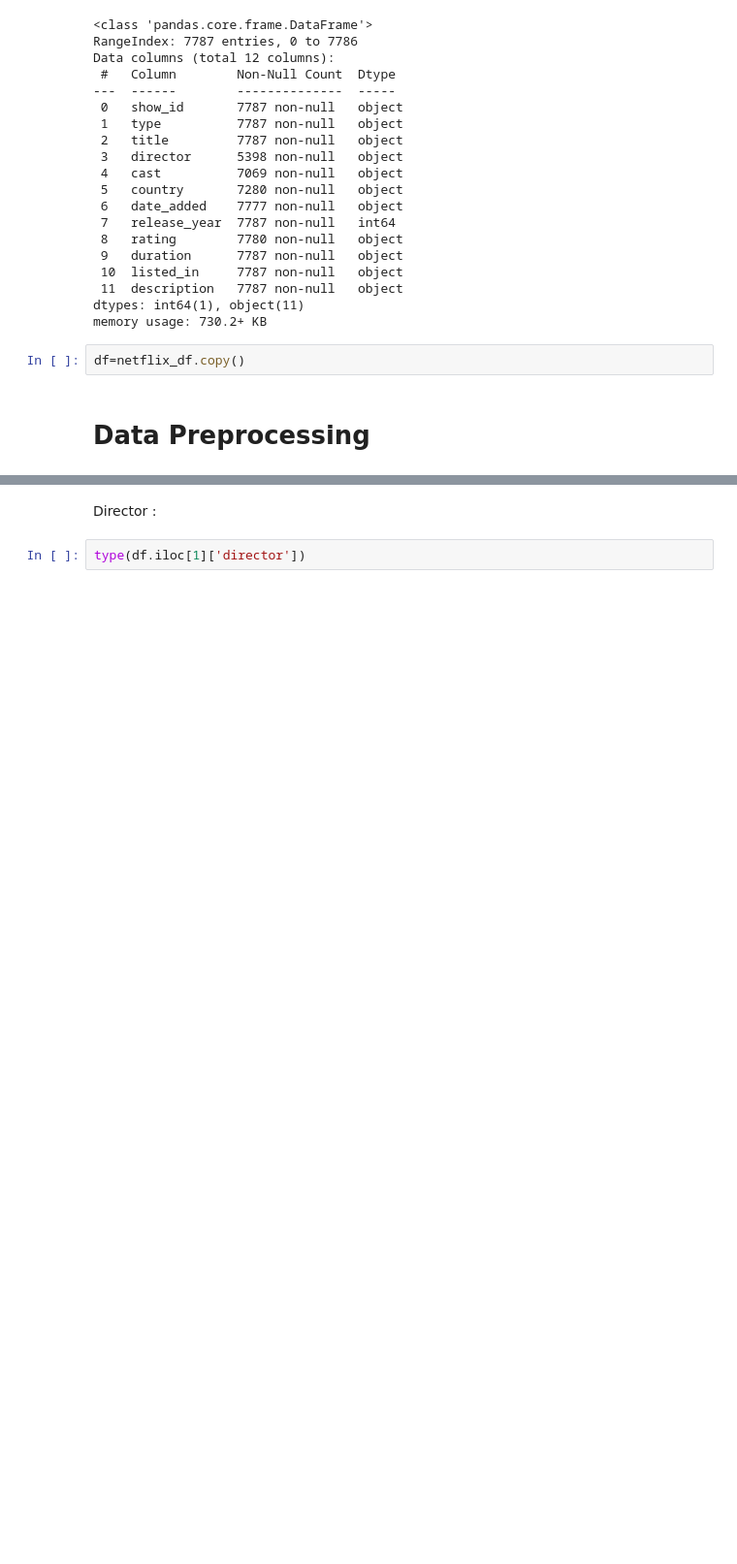
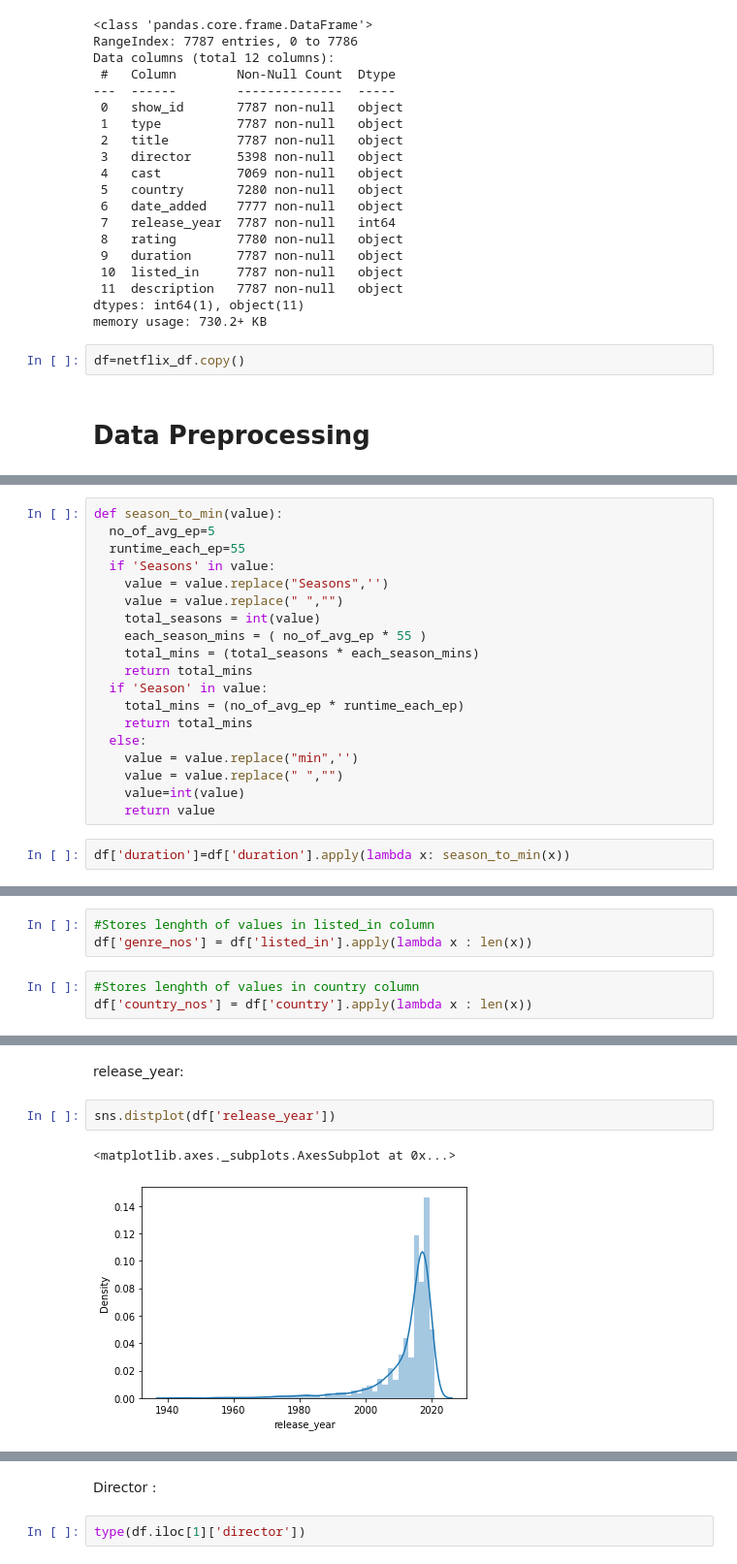
Before and after one commit to Shashwat-spyder/Netflix-movies-and-tv-shows-recommendation-system, a Jupyter notebook: Untitled18.ipynb, the cells around one changed output, grey strips where cells are left out. Shown at 97% size. Saved outputs shown, nothing was run; the diff lists cells and outputs as text; blank space fills up the shorter version.

```diff
--- a/Untitled18.ipynb
+++ b/Untitled18.ipynb
@@ -71,0 +239,21 @@ df=netflix_df.copy()
+# %%
+def season_to_min(value):
+  no_of_avg_ep=5
+  runtime_each_ep=55
+  if 'Seasons' in value:
+    value = value.replace("Seasons",'')
+    value = value.replace(" ","")
+    total_seasons = int(value)
+    each_season_mins = ( no_of_avg_ep * 55 )
+    total_mins = (total_seasons * each_season_mins)
+    return total_mins
+  if 'Season' in value:
+    total_mins = (no_of_avg_ep * runtime_each_ep)
+    return total_mins
+  else:
+    value = value.replace("min",'')
+    value = value.replace(" ","")
+    value=int(value)
+    return value
+# %%
+df['duration']=df['duration'].apply(lambda x: season_to_min(x))
@@ -71,0 +273,6 @@ df=netflix_df.copy()
+# %%
+#Stores lenghth of values in listed_in column
+df['genre_nos'] = df['listed_in'].apply(lambda x : len(x))
+# %%
+#Stores lenghth of values in country column
+df['country_nos'] = df['country'].apply(lambda x : len(x))
@@ -71,0 +308,7 @@ df=netflix_df.copy()
+# %% [markdown]
+release_year:
+# %%
+sns.distplot(df['release_year'])
+# %% [output]
+<matplotlib.axes._subplots.AxesSubplot at 0x...>
+[figure, added]
```
Also changed, not shown: parts of 95 cells of this notebook.
